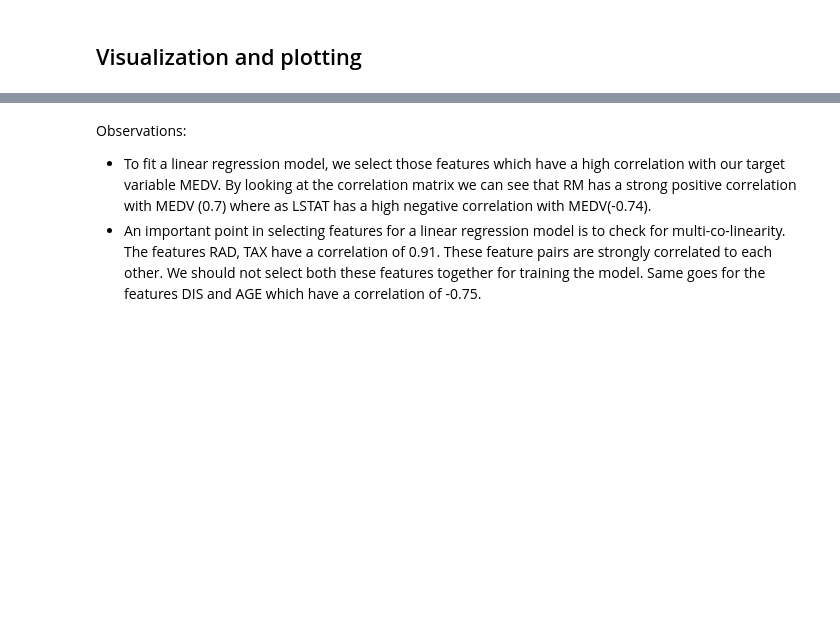
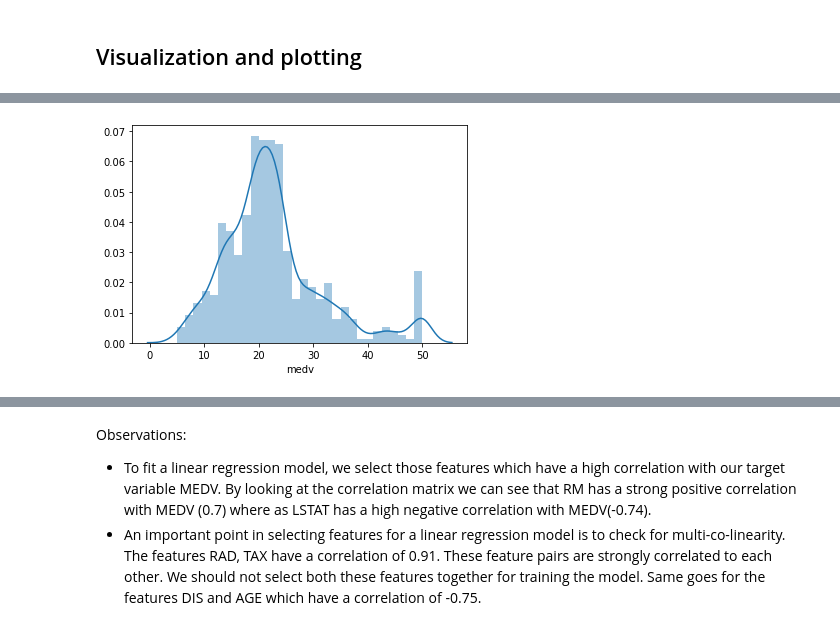
Before and after one commit to CDAC-lab/BUS5PR1-Analytics-Notebooks, a Jupyter notebook: 1_Getting_Started_with_Python_(Basics).ipynb, the cells around one changed output, grey strips where cells are left out. Drawn from its saved outputs; the diff is of its cells as text; code cells hidden in the pictures; blank space fills up the shorter version.

```diff
--- a/1_Getting_Started_with_Python_(Basics).ipynb
+++ b/1_Getting_Started_with_Python_(Basics).ipynb
@@ -249,6 +351,6 @@ Dataset:
 
 Note: You need to upload these datasets everytime you reconnect to the notebook.
 # %%
-boston_dataset = pd.read_csv('boston.csv')  # Load the dataset
+boston_dataset = pd.read_csv('tp3_boston_data.csv')  # Load the dataset
 # %%
 print(boston_dataset.keys())  # We print the value of the boston_dataset to understand what it contains. print(boston_dataset.keys()) gives
@@ -255,4 +361,4 @@ print(boston_dataset.keys())  # We print the value of the boston_dataset to unde
 # %%
-df = boston_dataset
+df_boston = boston_dataset
 # %%
 # Check for missing values
@@ -438,6 +720,8 @@ boston.head()
 # %%
 # Let’s first plot the distribution of the target variable MEDV. We will use the distplot function from the seaborn library.
-sns.distplot(boston['MEDV'], bins=30)  #Histogram of MEDV by binning to 30 bins
+sns.distplot(df_boston['medv'], bins=30)  #Histogram of MEDV by binning to 30 bins
 plt.show()
+# %% [output]
+[figure, added]
 # %%
 # Create box plots
```
Also changed, not shown: parts of 63 cells of this notebook, 2 other files.
